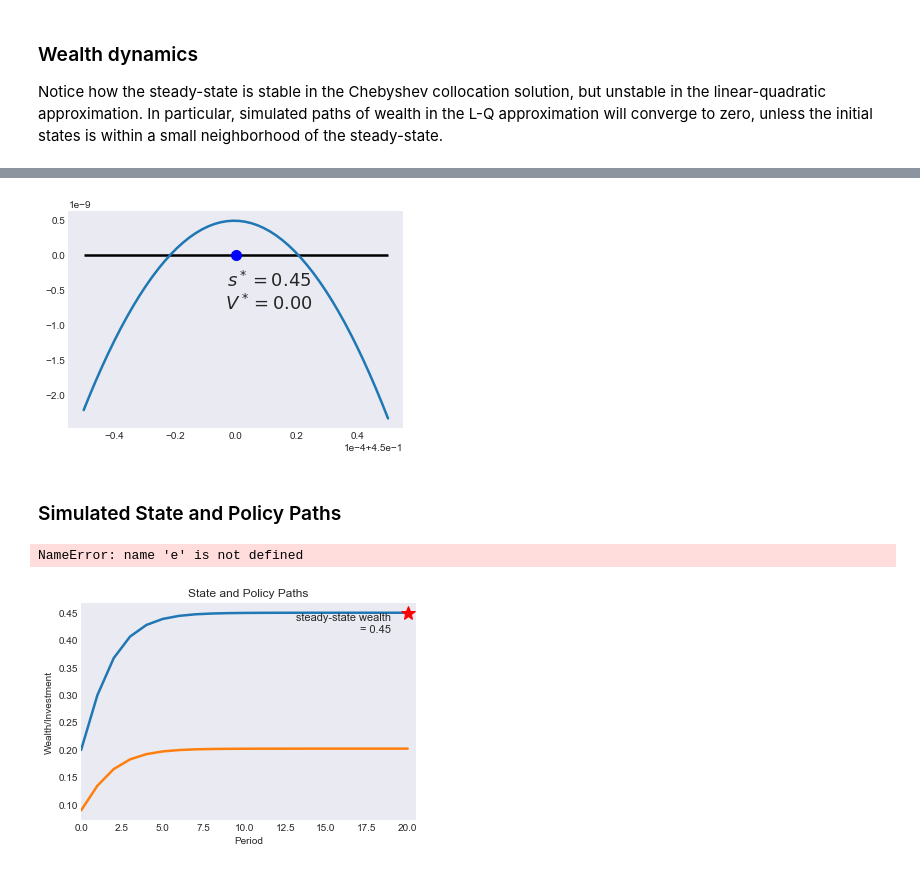
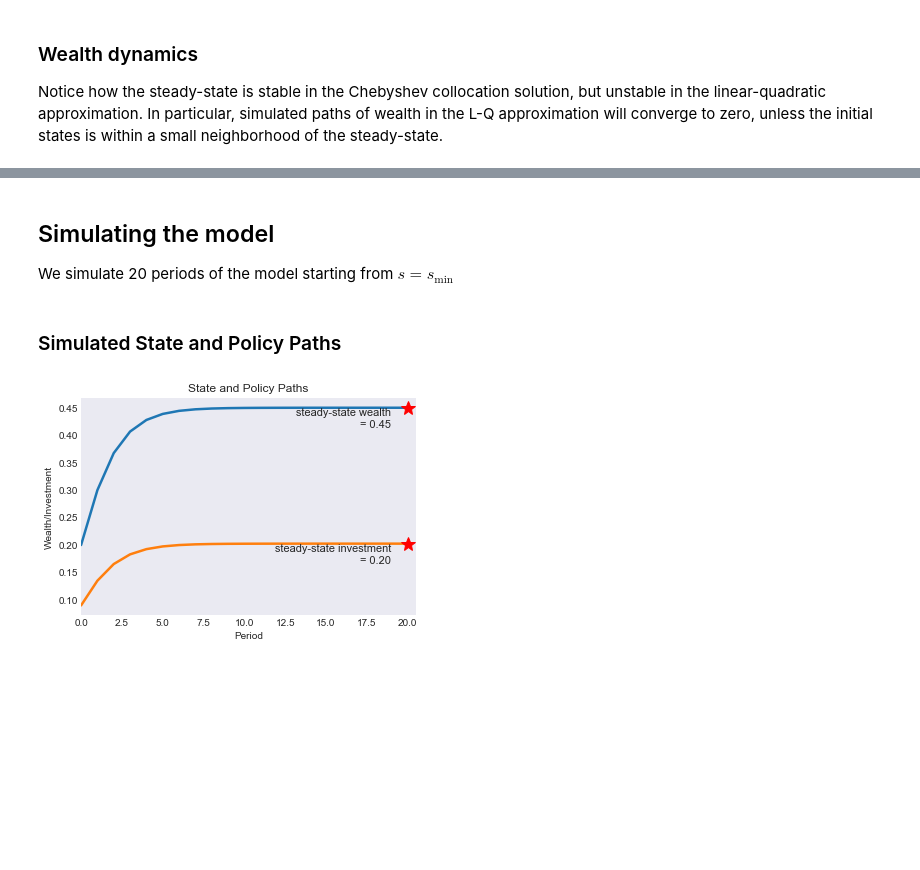
Before and after one commit to randall-romero/CompEcon, a Jupyter notebook: notebooks/dp/06 Deterministic Optimal Economic Growth Model.ipynb, the cells around one changed output, grey strips where cells are left out. Saved outputs shown, nothing was run; the diff lists cells and outputs as text; code cells hidden in the pictures; blank space fills up the shorter version.

```diff
--- a/notebooks/dp/06 Deterministic Optimal Economic Growth Model.ipynb
+++ b/notebooks/dp/06 Deterministic Optimal Economic Growth Model.ipynb
@@ -26,11 +26,11 @@ beta, delta = 0.5, 0.9
 
 The steady-state values for this model are
 # %%
-sstar = (beta * delta) ** (beta / (1 - beta))   # steady-state wealth
-kstar = beta * delta * sstar                    # steady-state capital investment
-vstar = np.log(sstar - kstar) / (1 - delta)     # steady-state value
-pstar = 1 / (sstar * (1 - beta * delta))        # steady-state shadow price
-b = 1 / (1 - delta * beta)
+sstar = (β * δ) ** (β / (1 - β))   # steady-state wealth
+kstar = β * δ * sstar                    # steady-state capital investment
+vstar = np.log(sstar - kstar) / (1 - δ)     # steady-state value
+pstar = 1 / (sstar * (1 - β * δ))        # steady-state shadow price
+b = 1 / (1 - δ * β)
 
 print('\n\nSteady-State')
 for var, value in zip(['Wealth','Investment','Value','Shadow price'], [sstar,kstar,vstar,pstar]):
@@ -88,9 +88,9 @@ def reward(s, k, i=None, j=None):
 Next period, wealth will be equal to production from available initial capital $k$, that is $s' = k^\beta$
 # %%
 def transition(s, k, i=None, j=None, in_=None, e=None):
-    g = k ** beta
-    gx = beta * k **(beta - 1)
-    gxx = (beta - 1) * beta * k ** (beta - 2)
+    g = k ** β
+    gx = β * k **(β - 1)
+    gxx = (β - 1) * β * k ** (β - 2)
     return g, gx, gxx
 # %% [markdown]
 ### Model structure
@@ -103,7 +103,7 @@ To solve and simulate this model,use the CompEcon class `DPmodel`
 # %%
 growth_model = DPmodel(basis, reward, transition, bounds,
                        x=['Investment'],
-                       discount=delta)
+                       discount=δ)
 # %% [markdown]
 ### Solving the model
 
@@ -254,28 +247,20 @@ plt.legend(loc= 'lower left')
-# %%
-epsilon = 5e-5
-neighborhood = [sstar - epsilon, sstar + epsilon]
-
-temp = growth_model.residuals(nr=np.linspace(*neighborhood, 50))
-temp['D.Wealth'] = transition(temp['Wealth'], temp['Investment'])[0]- temp['Wealth']
-
-plt.plot(temp['Wealth'], temp['D.Wealth'])
-plt.hlines(0,*neighborhood)
-demo.annotate(sstar, 0, f'$s^* = {sstar:.2f}$\n$V^* = {0:.2f}$', 'bo', (10, -17),ms=10)
-plt.ticklabel_format(style='sci', axis='x', scilimits=(-1,1))
-# %% [output]
-[figure, removed]
+# %% [markdown]
+## Simulating the model
+
+We simulate 20 periods of the model starting from $s=s_{\min}$
+# %%
+T = 20
+data = growth_model.simulate(T, smin)
 # %% [markdown]
 ### Simulated State and Policy Paths
 # %%
 opts = dict(spec='r*', offset=(-5, -5), fs=11, ha='right')
 
 fig6 = demo.figure('State and Policy Paths','Period', 'Wealth/Investment',[0, T + 0.5])
 plt.plot(data[['Wealth', 'Investment']])
 demo.annotate(T, sstar, 'steady-state wealth\n = %.2f' % sstar, **opts)
-e
 demo.annotate(T, kstar, 'steady-state investment\n = %.2f' % kstar, **opts)
 # %% [output]
-NameError: name 'e' is not defined
-[figure, old version]
+[figure, new version]
 # %%
 #demo.savefig([fig1,fig2,fig3,fig4,fig5,fig6])
```
Also changed, not shown: parts of 13 cells of this notebook, 3 other files.
